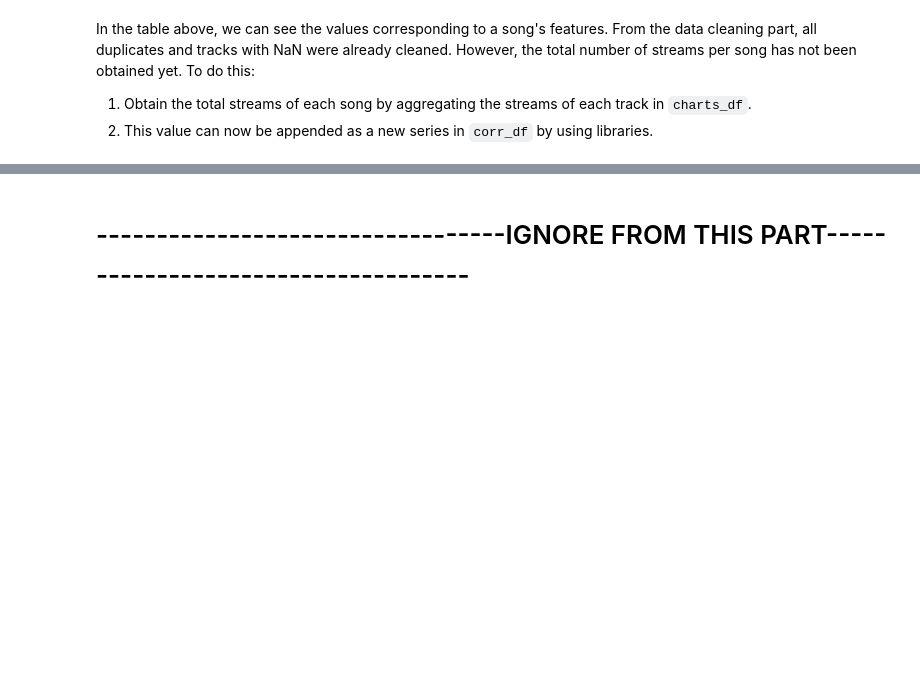
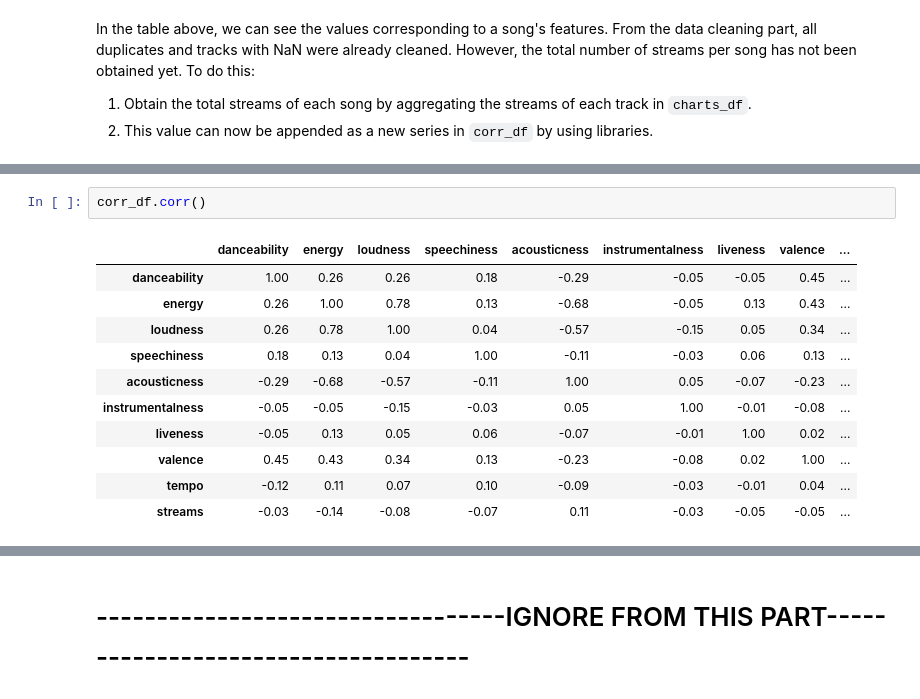
Before and after one commit to ADichoso/CSMODEL-Project-XX22-G1, a Jupyter notebook: SpotifyDataset.ipynb, the cells around one changed output, grey strips where cells are left out. Cells and saved outputs as stored; diff of their text form; blank space fills up the shorter version.

```diff
--- a/SpotifyDataset.ipynb
+++ b/SpotifyDataset.ipynb
@@ -589,0 +621,14 @@ In the table above, we can see the values corresponding to a song's features. Fr
+# %%
+corr_df.corr()
+# %% [output]
+|  | danceability | energy | loudness | speechiness | acousticness | instrumentalness | liveness | valence | ... |
+| danceability | 1.00 | 0.26 | 0.26 | 0.18 | -0.29 | -0.05 | -0.05 | 0.45 | ... |
+| energy | 0.26 | 1.00 | 0.78 | 0.13 | -0.68 | -0.05 | 0.13 | 0.43 | ... |
+| loudness | 0.26 | 0.78 | 1.00 | 0.04 | -0.57 | -0.15 | 0.05 | 0.34 | ... |
+| speechiness | 0.18 | 0.13 | 0.04 | 1.00 | -0.11 | -0.03 | 0.06 | 0.13 | ... |
+| acousticness | -0.29 | -0.68 | -0.57 | -0.11 | 1.00 | 0.05 | -0.07 | -0.23 | ... |
+| instrumentalness | -0.05 | -0.05 | -0.15 | -0.03 | 0.05 | 1.00 | -0.01 | -0.08 | ... |
+| liveness | -0.05 | 0.13 | 0.05 | 0.06 | -0.07 | -0.01 | 1.00 | 0.02 | ... |
+| valence | 0.45 | 0.43 | 0.34 | 0.13 | -0.23 | -0.08 | 0.02 | 1.00 | ... |
+| tempo | -0.12 | 0.11 | 0.07 | 0.10 | -0.09 | -0.03 | -0.01 | 0.04 | ... |
+| streams | -0.03 | -0.14 | -0.08 | -0.07 | 0.11 | -0.03 | -0.05 | -0.05 | ... |
```
Also changed, not shown: parts of 18 cells of this notebook.
